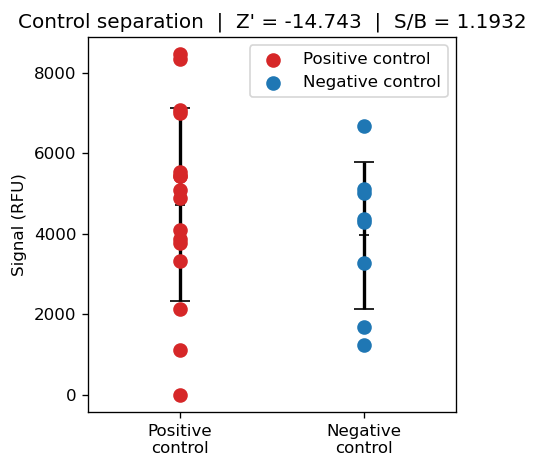
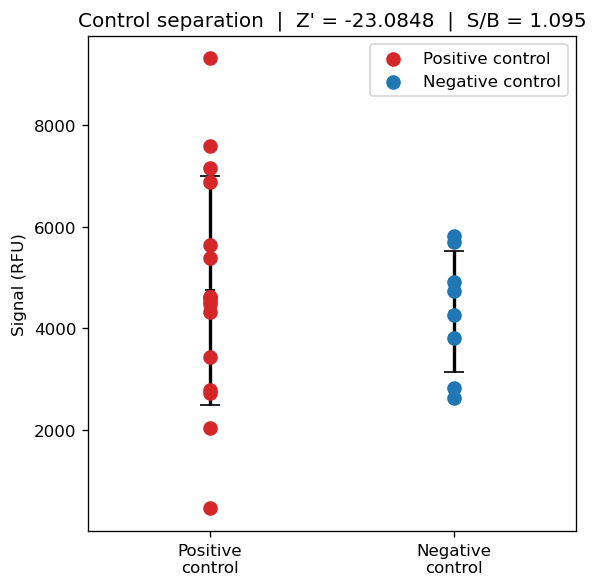
Unified diff of the notebook cell whose output changed from the first chart to the second:
--- before
+++ after
@@ -2,5 +2,5 @@
 neg = normalized[normalized["well_type"] == "negative_control"]["signal_rfu"]
 
-fig, ax = plt.subplots(figsize=(4, 4)) #reduces the figure width from (6, 4)
+fig, ax = plt.subplots(figsize=(5, 5)) #reduces the figure width from (6, 4)
 ax.scatter([1]*len(pos), pos, color="#d62728", s=60, label="Positive control", zorder=3) #makes a list of 1s, one for each positive control point. 
 #If len(pos) = 4, then: [1] * 4 -> [1, 1, 1, 1]. That means all positive control points are placed at x = 1.

Commit: Add success/failure run comparison with QC outputs. Update notebook with both runs and images.